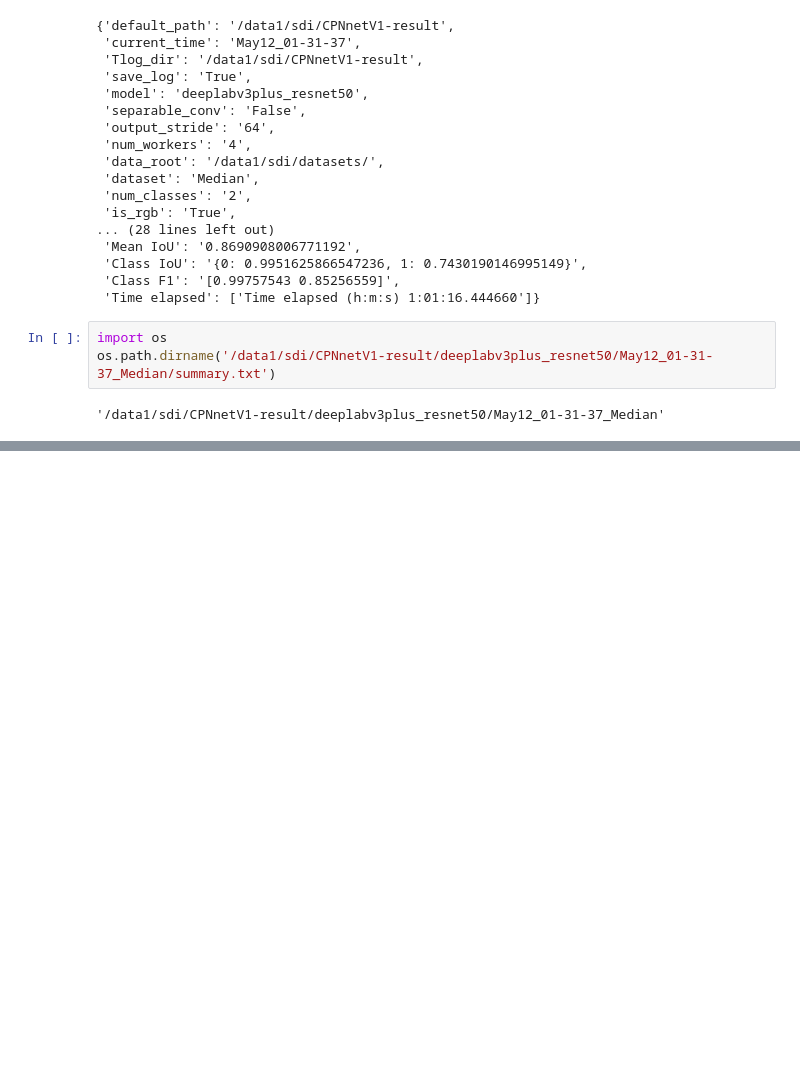
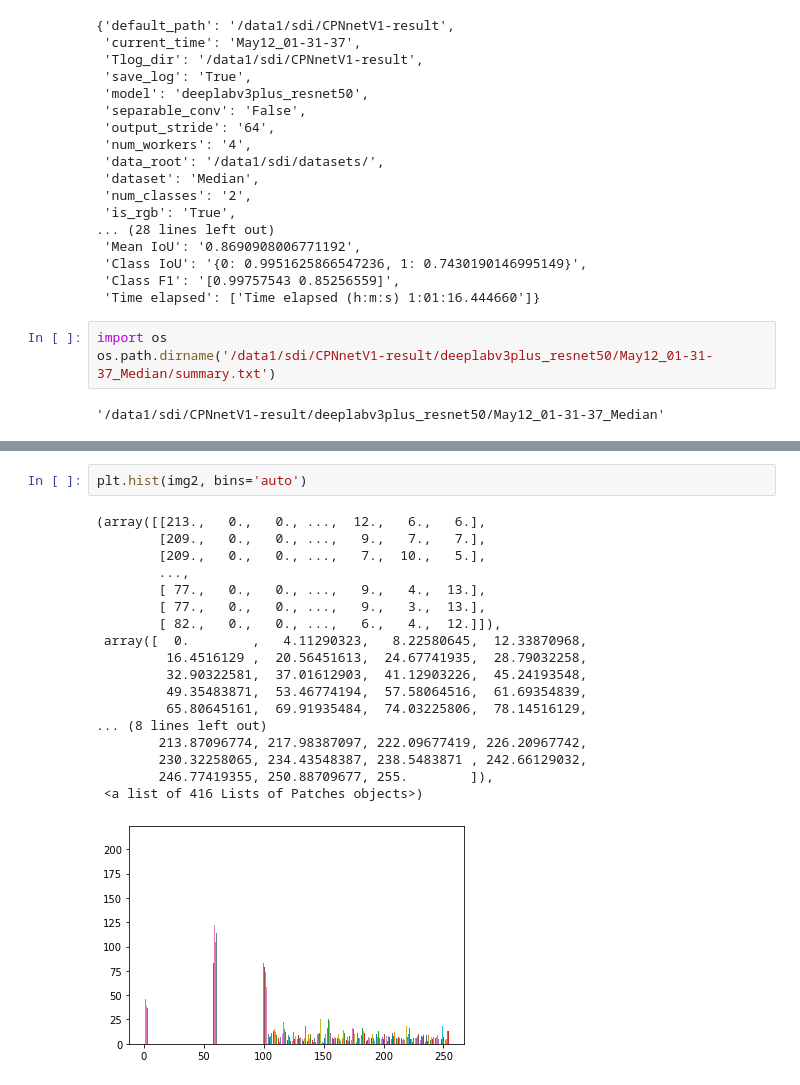
Before and after one commit to DongDong500/CPNKDv2, a Jupyter notebook: pallete.ipynb, the cells around one changed output, grey strips where cells are left out. Drawn from its saved outputs; the diff is of its cells as text; blank space fills up the shorter version.

```diff
--- a/pallete.ipynb
+++ b/pallete.ipynb
@@ -306,0 +337,21 @@ os.path.dirname('/data1/sdi/CPNnetV1-result/deeplabv3plus_resnet50/May12_01-31-3
+# %%
+plt.hist(img2, bins='auto')
+# %% [output]
+(array([[213.,   0.,   0., ...,  12.,   6.,   6.],
+        [209.,   0.,   0., ...,   9.,   7.,   7.],
+        [209.,   0.,   0., ...,   7.,  10.,   5.],
+        ...,
+        [ 77.,   0.,   0., ...,   9.,   4.,  13.],
+        [ 77.,   0.,   0., ...,   9.,   3.,  13.],
+        [ 82.,   0.,   0., ...,   6.,   4.,  12.]]),
+ array([  0.        ,   4.11290323,   8.22580645,  12.33870968,
+         16.4516129 ,  20.56451613,  24.67741935,  28.79032258,
+         32.90322581,  37.01612903,  41.12903226,  45.24193548,
+         49.35483871,  53.46774194,  57.58064516,  61.69354839,
+         65.80645161,  69.91935484,  74.03225806,  78.14516129,
+... (8 lines left out)
+        213.87096774, 217.98387097, 222.09677419, 226.20967742,
+        230.32258065, 234.43548387, 238.5483871 , 242.66129032,
+        246.77419355, 250.88709677, 255.        ]),
+ <a list of 416 Lists of Patches objects>)
+[figure, added]
```
Also changed, not shown: parts of 4 cells of this notebook, 2 other files.
